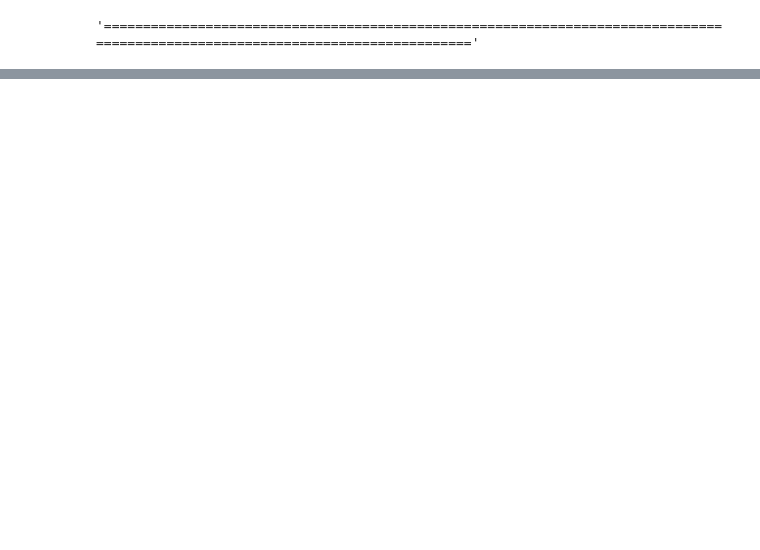
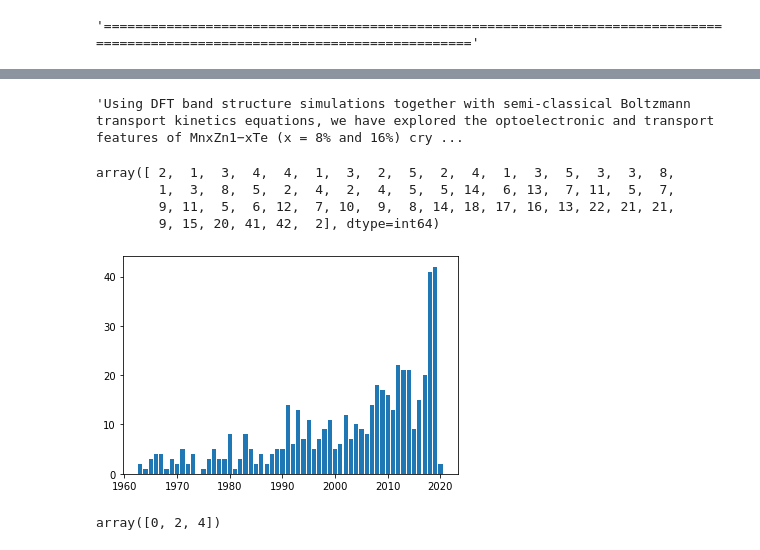
Before and after one commit to oftavira/mis_scripts, a Jupyter notebook: nanoscraper.ipynb, the cells around one changed output, grey strips where cells are left out. Cells and saved outputs as stored; diff of their text form; code cells hidden in the pictures; blank space fills up the shorter version.

```diff
--- a/nanoscraper.ipynb
+++ b/nanoscraper.ipynb
@@ -269,0 +272,2 @@ def pandas_dataframe(all_arts, name):
+# %%
+a = query("znte")
@@ -269,0 +292,35 @@ def pandas_dataframe(all_arts, name):
+# %%
+pandas_znte = pandas_dataframe(a, "znte")
+# %%
+pandas_znte["Year"].value_counts().sort_index().drop(labels = -34, inplace =True)
+# %%
+new_pd = pandas_znte["Year"].value_counts().sort_index().drop(labels = -34)
+# %%
+
+pandas_znte["Abstract"].iloc[5]
+# %% [output]
+'Using DFT band structure simulations together with semi-classical Boltzmann transport kinetics equations, we have explored the optoelectronic and transport features of MnxZn1−xTe (x = 8% and 16%) cry ...
+# %%
+new_pd.values
+# %% [output]
+array([ 2,  1,  3,  4,  4,  1,  3,  2,  5,  2,  4,  1,  3,  5,  3,  3,  8,
+        1,  3,  8,  5,  2,  4,  2,  4,  5,  5, 14,  6, 13,  7, 11,  5,  7,
+        9, 11,  5,  6, 12,  7, 10,  9,  8, 14, 18, 17, 16, 13, 22, 21, 21,
+        9, 15, 20, 41, 42,  2], dtype=int64)
+# %%
+from matplotlib import pyplot as plt
+
+x = new_pd.index
+y = new_pd.values
+
+x_ticks = np.arange(1950, 2030, 10)
+plt.xticks(x_ticks)
+
+y_ticks = np.arange(0, 50, 10)
+plt.yticks(y_ticks)
+
+plt.bar(x,y)
+
+plt.show()
+# %% [output]
+[figure, added]
@@ -269,0 +331,4 @@ def pandas_dataframe(all_arts, name):
+# %%
+y_ticks
+# %% [output]
+array([0, 2, 4])
```
Also changed, not shown: parts of 3 cells of this notebook, 2 other files.
